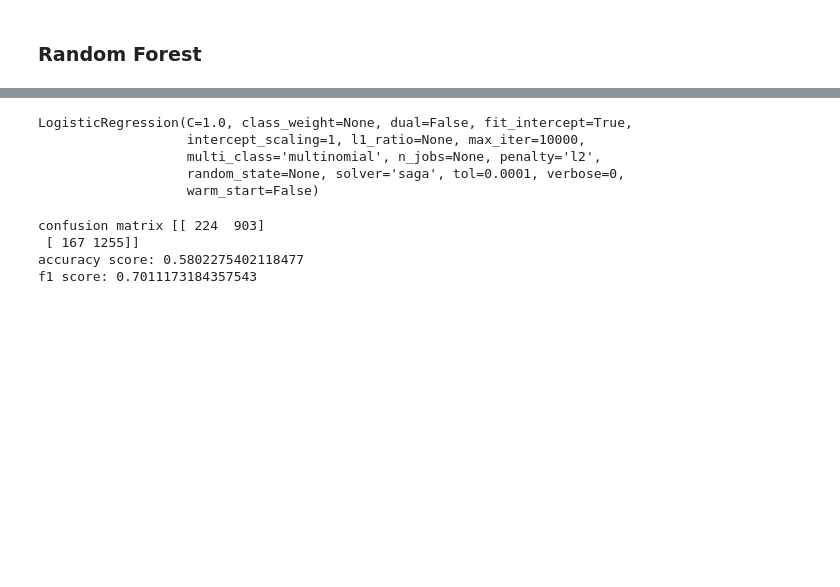
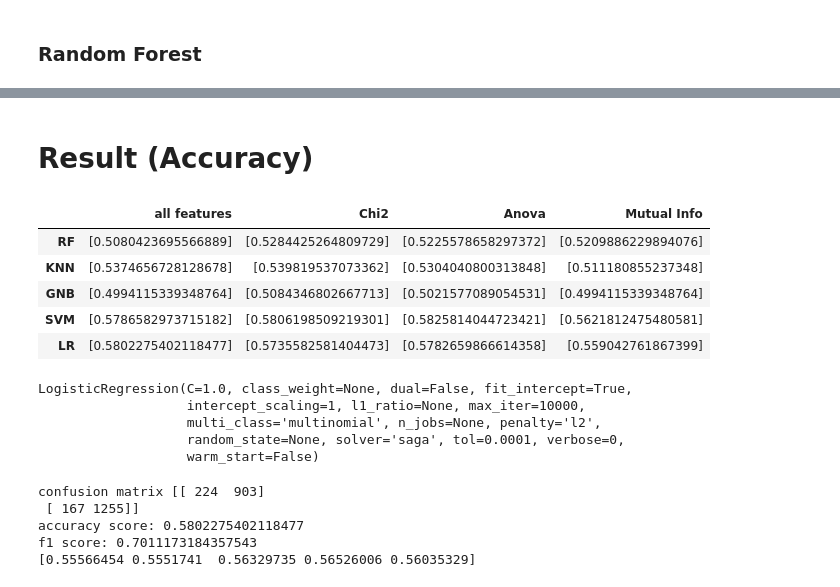
Before and after one commit to SasungKim/EB01, a Jupyter notebook: feature-selection.ipynb, the cells around one changed output, grey strips where cells are left out. Saved outputs shown, nothing was run; the diff lists cells and outputs as text; code cells hidden in the pictures; blank space fills up the shorter version.

Commit message:
Add files via upload
Features were tested with five different algorithms. Accuracy scores are placed in table at the end.

```diff
--- a/feature-selection.ipynb
+++ b/feature-selection.ipynb
@@ -321,3 +460,45 @@ df_accuracy
+# %%
+# All features
+logistic = LogisticRegression(solver='saga', multi_class='multinomial', max_iter=10000)
+logistic = model_logistic.fit(x_train, y_train)
+y_pred_logistic = logistic.predict(x_test)
+logistic_all = accuracy_score(y_test, y_pred_logistic)
+# %%
+# Chi2
+logistic_chi2 = LogisticRegression(solver='saga', multi_class='multinomial', max_iter=10000)
+logistic_chi2 = logistic_chi2.fit(x_train_chi2, y_train)
+y_pred_chi2_logistic = logistic_chi2.predict(x_test_chi2)
+logistic_chi2 = accuracy_score(y_test, y_pred_chi2_logistic)
+# %%
+# Anova
+logistic_anova = LogisticRegression(solver='saga', multi_class='multinomial', max_iter=10000)
+logistic_anova = logistic_anova.fit(x_train_anova, y_train)
+y_pred_anova_logistic = logistic_anova.predict(x_test_anova)
+logistic_anova = accuracy_score(y_test, y_pred_anova_logistic)
+# %%
+# Mutual information
+logistic_mutual = LogisticRegression(solver='saga', multi_class='multinomial', max_iter=10000)
+logistic_mutual = logistic_mutual.fit(x_train_mutual, y_train)
+y_pred_mutual_logistic = logistic_mutual.predict(x_test_mutual)
+logistic_mutual = accuracy_score(y_test, y_pred_mutual_logistic)
+# %% [markdown]
+# Result (Accuracy)
+# %%
+accuracy_result_RF = {'all features':[rf_all], 'Chi2':[rf_chi2], 'Anova':[rf_anova], 'Mutual Info':[rf_mutual]}
+accuracy_result_kn = {'all features':[kn_all], 'Chi2':[kn_chi2], 'Anova':[kn_anova], 'Mutual Info':[kn_mutual]}
+accuracy_result_GNB = {'all features':[gnb_all], 'Chi2':[GNB_chi2], 'Anova':[GNB_anova], 'Mutual Info':[GNB_mutual]}
+accuracy_result_SVM = {'all features':[SVM_all], 'Chi2':[SVM_chi2], 'Anova':[SVM_anova], 'Mutual Info':[SVM_mutual]}
+accuracy_result_logistic = {'all features':[logistic_all], 'Chi2':[logistic_chi2], 'Anova':[logistic_anova], 'Mutual Info':[logistic_mutual]}
+
+df_accuracy = pd.DataFrame([accuracy_result_RF, accuracy_result_kn, accuracy_result_GNB, accuracy_result_SVM , accuracy_result_logistic], index =['RF', 'KNN', 'GNB', 'SVM', 'LR'])
+df_accuracy
+# %% [output]
+|  | all features | Chi2 | Anova | Mutual Info |
+| RF | [0.5080423695566889] | [0.5284425264809729] | [0.5225578658297372] | [0.5209886229894076] |
+| KNN | [0.5374656728128678] | [0.539819537073362] | [0.5304040800313848] | [0.511180855237348] |
+| GNB | [0.4994115339348764] | [0.5084346802667713] | [0.5021577089054531] | [0.4994115339348764] |
+| SVM | [0.5786582973715182] | [0.5806198509219301] | [0.5825814044723421] | [0.5621812475480581] |
+| LR | [0.5802275402118477] | [0.5735582581404473] | [0.5782659866614358] | [0.559042761867399] |
 # %%
 model_logistic = LogisticRegression(solver='saga', multi_class='multinomial', max_iter=10000)
 model_logistic.fit(x_train, y_train)
@@ -325,6 +506,13 @@ predict = model_logistic.predict(x_test)
 print("confusion matrix", confusion_matrix(y_test, predict))
 print("accuracy score:", accuracy_score(y_test, predict))
 print("f1 score:", f1_score(y_test, predict))
+
+
+#train model with cv of 5
+cv_scores = cross_val_score(SVM, x_train_mutual, y_train, cv=5)
+
+#print each cv score (accuracy) and average them
+print(cv_scores)
 # %% [output]
 LogisticRegression(C=1.0, class_weight=None, dual=False, fit_intercept=True,
                    intercept_scaling=1, l1_ratio=None, max_iter=10000,
@@ -335,3 +523,4 @@ confusion matrix [[ 224  903]
  [ 167 1255]]
 accuracy score: 0.5802275402118477
 f1 score: 0.7011173184357543
+[0.55566454 0.5551741  0.56329735 0.56526006 0.56035329]
```
Also changed, not shown: parts of 41 cells of this notebook.
